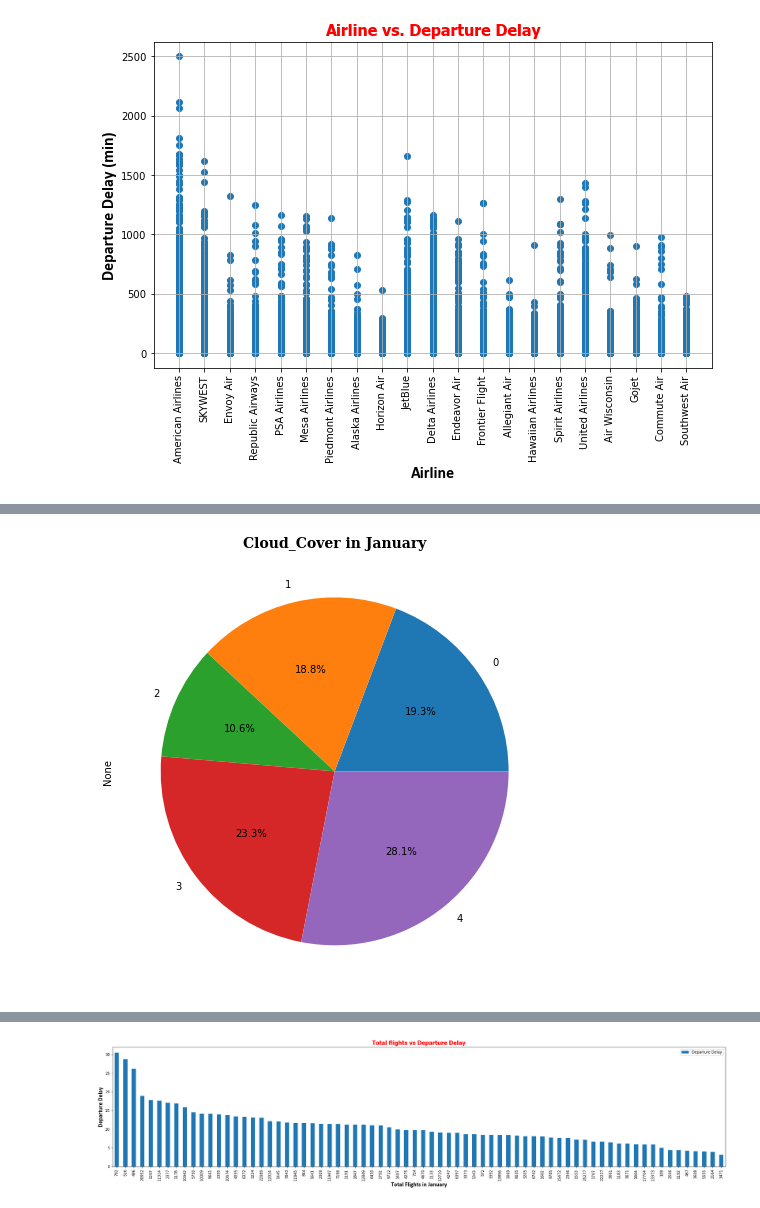
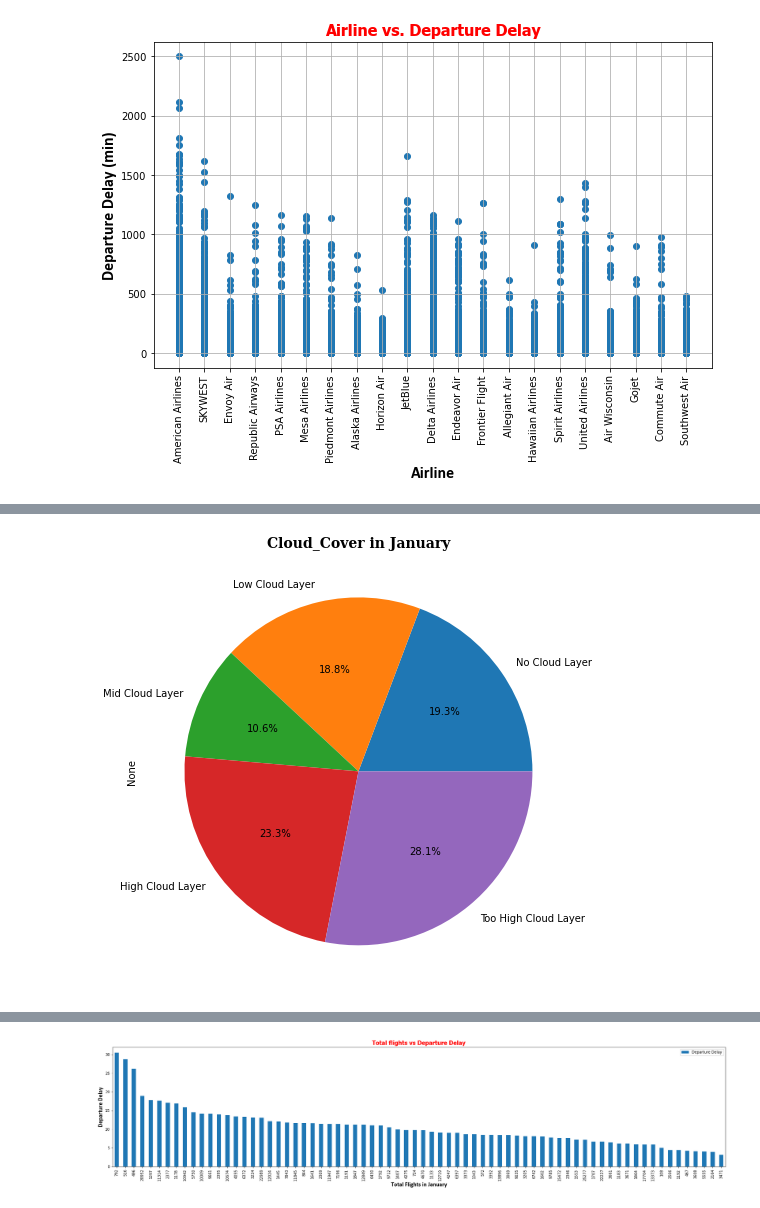
Before and after one commit to ggiudice98/Project1, a Jupyter notebook: january_flight .ipynb, the cells around one changed output, grey strips where cells are left out. Drawn from its saved outputs; the diff is of its cells as text; code cells hidden in the pictures.

```diff
--- a/january_flight .ipynb
+++ b/january_flight .ipynb
@@ -173,19 +173,19 @@ plt.show(departure_delay )
 # %%
 #Build Pie chart for Cloud_Cover in January
 
 # Group data by a specific column
 cloud_cover = delay_flight.groupby('Cloud Cover').size()
 #table = pd.DataFrame({'count' : cloud_cover})
 # Create a pie chart from the grouped data
-cloud_cover.plot(kind='pie', y= "cloud cover", figsize=(8, 8), autopct='%1.1f%%')
+cloud_cover.plot(kind='pie', figsize=(8, 8), autopct='%1.1f%%',labels=['No Cloud Layer', 'Low Cloud Layer', 'Mid Cloud Layer', 'High Cloud Layer','Too High Cloud Layer'] )
 
 # Add a title
 plt.title("Cloud_Cover in January", fontdict={'fontsize': 14, 'fontweight': 'bold', 'fontfamily': 'serif'})
 
 plt.show()
 #print(table)
 # %% [output]
-[figure, old version]
+[figure, new version]
 # %%
 #Build Pie chart for Active_Weather in January
 
```
Also changed, not shown: parts of 4 cells of this notebook.
